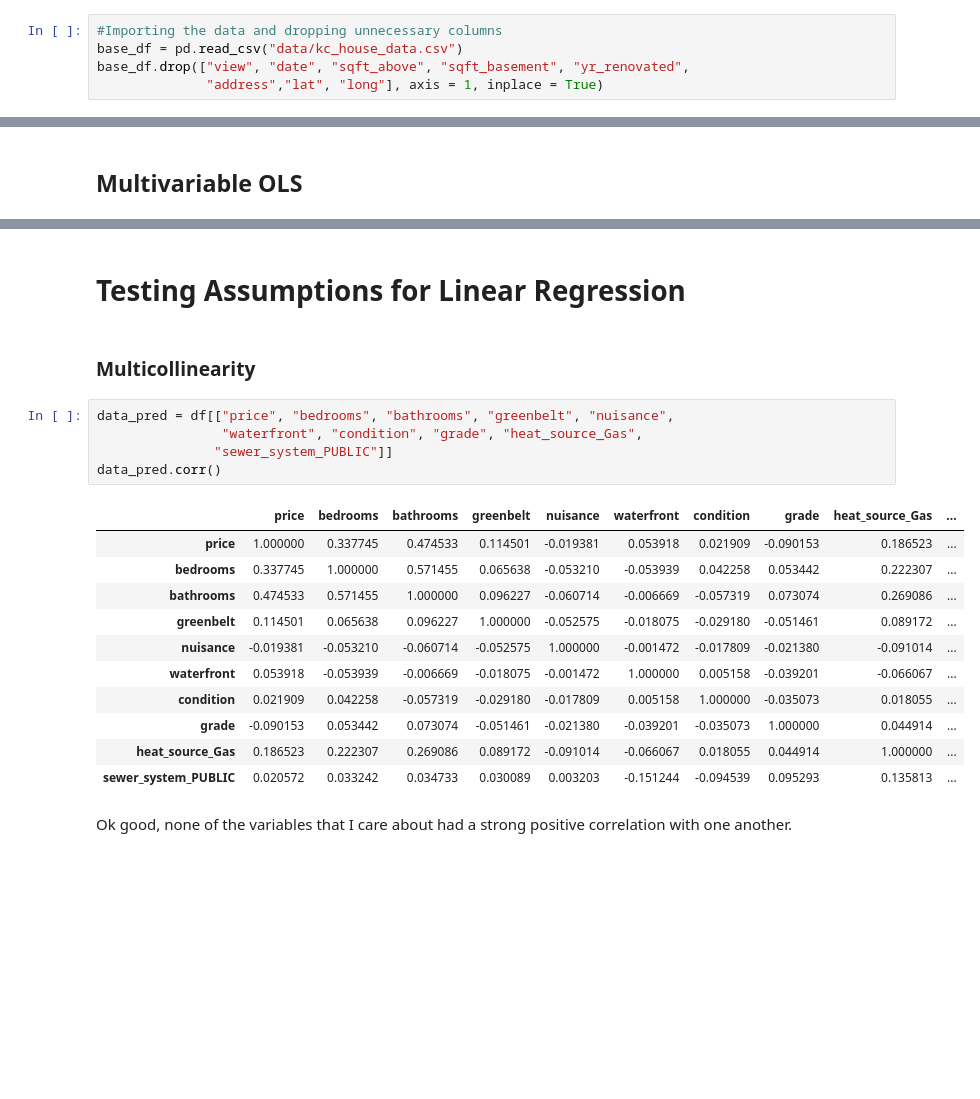
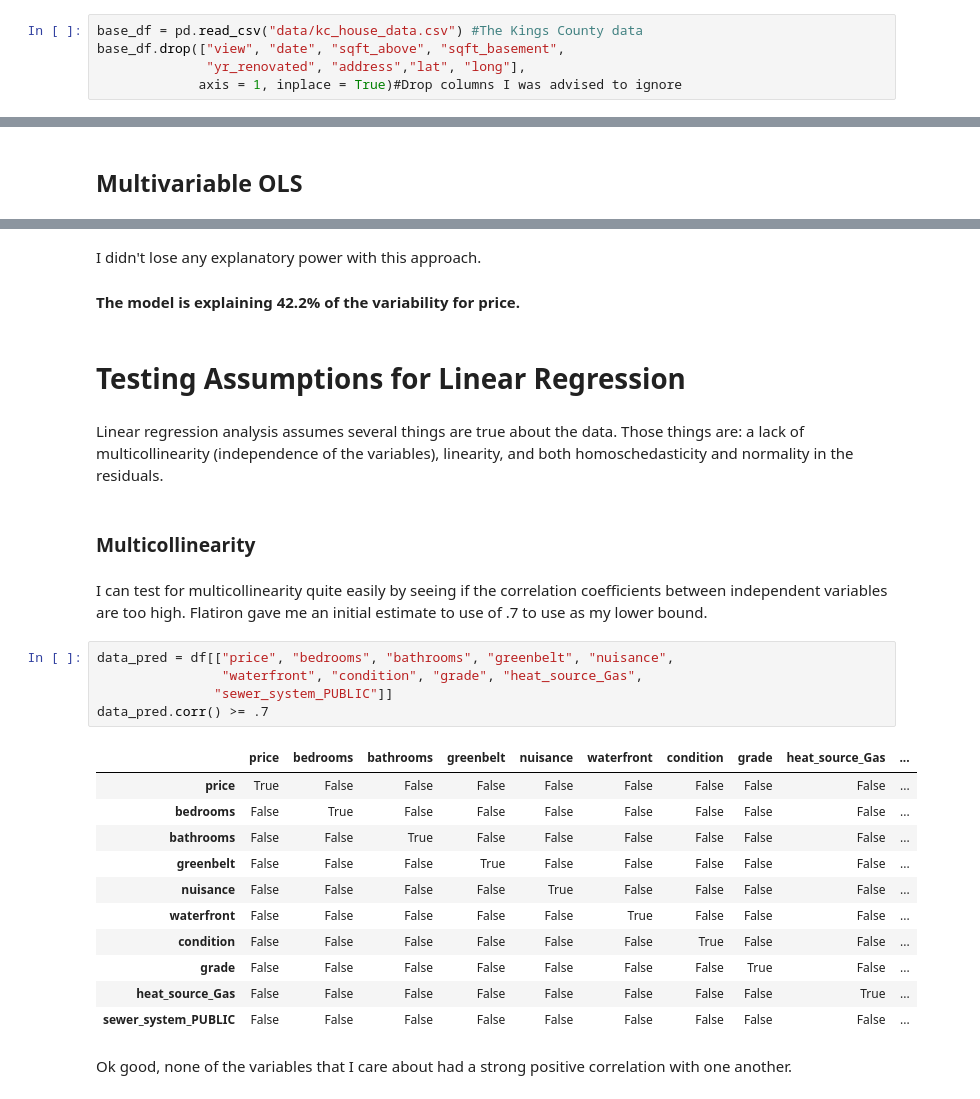
Before and after one commit to FerdinandBeaman/dsc-phase-2-project-v2-5, a Jupyter notebook: student.ipynb, the cells around one changed output, grey strips where cells are left out. Saved outputs shown, nothing was run; the diff lists cells and outputs as text; blank space fills up the shorter version.

```diff
--- a/student.ipynb
+++ b/student.ipynb
@@ -24,10 +27,10 @@ sns.set_style('darkgrid')
 import warnings
 warnings.filterwarnings("ignore")
 # %%
-#Importing the data and dropping unnecessary columns
-base_df = pd.read_csv("data/kc_house_data.csv")
-base_df.drop(["view", "date", "sqft_above", "sqft_basement", "yr_renovated",
-              "address","lat", "long"], axis = 1, inplace = True)
+base_df = pd.read_csv("data/kc_house_data.csv") #The Kings County data
+base_df.drop(["view", "date", "sqft_above", "sqft_basement",
+              "yr_renovated", "address","lat", "long"],
+             axis = 1, inplace = True)#Drop columns I was advised to ignore
 # %%
 base_df
 # %% [output]
@@ -536,24 +613,32 @@ Building a patio, garage, new bedroom, new bathroom, and extended living room wi
+# %% [markdown]
+I didn't lose any explanatory power with this approach.
+
+#### The model is explaining 42.2% of the variability for price.
 # %% [markdown]
 # Testing Assumptions for Linear Regression
+# %% [markdown]
+Linear regression analysis assumes several things are true about the data. Those things are: a lack of multicollinearity (independence of the variables), linearity, and both homoschedasticity and normality in the residuals.
 # %% [markdown]
 ### Multicollinearity
+# %% [markdown]
+I can test for multicollinearity quite easily by seeing if the correlation coefficients between independent variables are too high. Flatiron gave me an initial estimate to use of .7 to use as my lower bound.
 # %%
 data_pred = df[["price", "bedrooms", "bathrooms", "greenbelt", "nuisance",
                 "waterfront", "condition", "grade", "heat_source_Gas",
                "sewer_system_PUBLIC"]]
-data_pred.corr()
+data_pred.corr() >= .7
 # %% [output]
 |  | price | bedrooms | bathrooms | greenbelt | nuisance | waterfront | condition | grade | heat_source_Gas | ... |
-| price | 1.000000 | 0.337745 | 0.474533 | 0.114501 | -0.019381 | 0.053918 | 0.021909 | -0.090153 | 0.186523 | ... |
-| bedrooms | 0.337745 | 1.000000 | 0.571455 | 0.065638 | -0.053210 | -0.053939 | 0.042258 | 0.053442 | 0.222307 | ... |
-| bathrooms | 0.474533 | 0.571455 | 1.000000 | 0.096227 | -0.060714 | -0.006669 | -0.057319 | 0.073074 | 0.269086 | ... |
-| greenbelt | 0.114501 | 0.065638 | 0.096227 | 1.000000 | -0.052575 | -0.018075 | -0.029180 | -0.051461 | 0.089172 | ... |
-| nuisance | -0.019381 | -0.053210 | -0.060714 | -0.052575 | 1.000000 | -0.001472 | -0.017809 | -0.021380 | -0.091014 | ... |
-| waterfront | 0.053918 | -0.053939 | -0.006669 | -0.018075 | -0.001472 | 1.000000 | 0.005158 | -0.039201 | -0.066067 | ... |
-| condition | 0.021909 | 0.042258 | -0.057319 | -0.029180 | -0.017809 | 0.005158 | 1.000000 | -0.035073 | 0.018055 | ... |
-| grade | -0.090153 | 0.053442 | 0.073074 | -0.051461 | -0.021380 | -0.039201 | -0.035073 | 1.000000 | 0.044914 | ... |
-| heat_source_Gas | 0.186523 | 0.222307 | 0.269086 | 0.089172 | -0.091014 | -0.066067 | 0.018055 | 0.044914 | 1.000000 | ... |
-| sewer_system_PUBLIC | 0.020572 | 0.033242 | 0.034733 | 0.030089 | 0.003203 | -0.151244 | -0.094539 | 0.095293 | 0.135813 | ... |
+| price | True | False | False | False | False | False | False | False | False | ... |
+| bedrooms | False | True | False | False | False | False | False | False | False | ... |
+| bathrooms | False | False | True | False | False | False | False | False | False | ... |
+| greenbelt | False | False | False | True | False | False | False | False | False | ... |
+| nuisance | False | False | False | False | True | False | False | False | False | ... |
+| waterfront | False | False | False | False | False | True | False | False | False | ... |
+| condition | False | False | False | False | False | False | True | False | False | ... |
+| grade | False | False | False | False | False | False | False | True | False | ... |
+| heat_source_Gas | False | False | False | False | False | False | False | False | True | ... |
+| sewer_system_PUBLIC | False | False | False | False | False | False | False | False | False | ... |
 # %% [markdown]
 Ok good, none of the variables that I care about had a strong positive correlation with one another.
 # %% [markdown]
```
Also changed, not shown: parts of 116 cells of this notebook.
